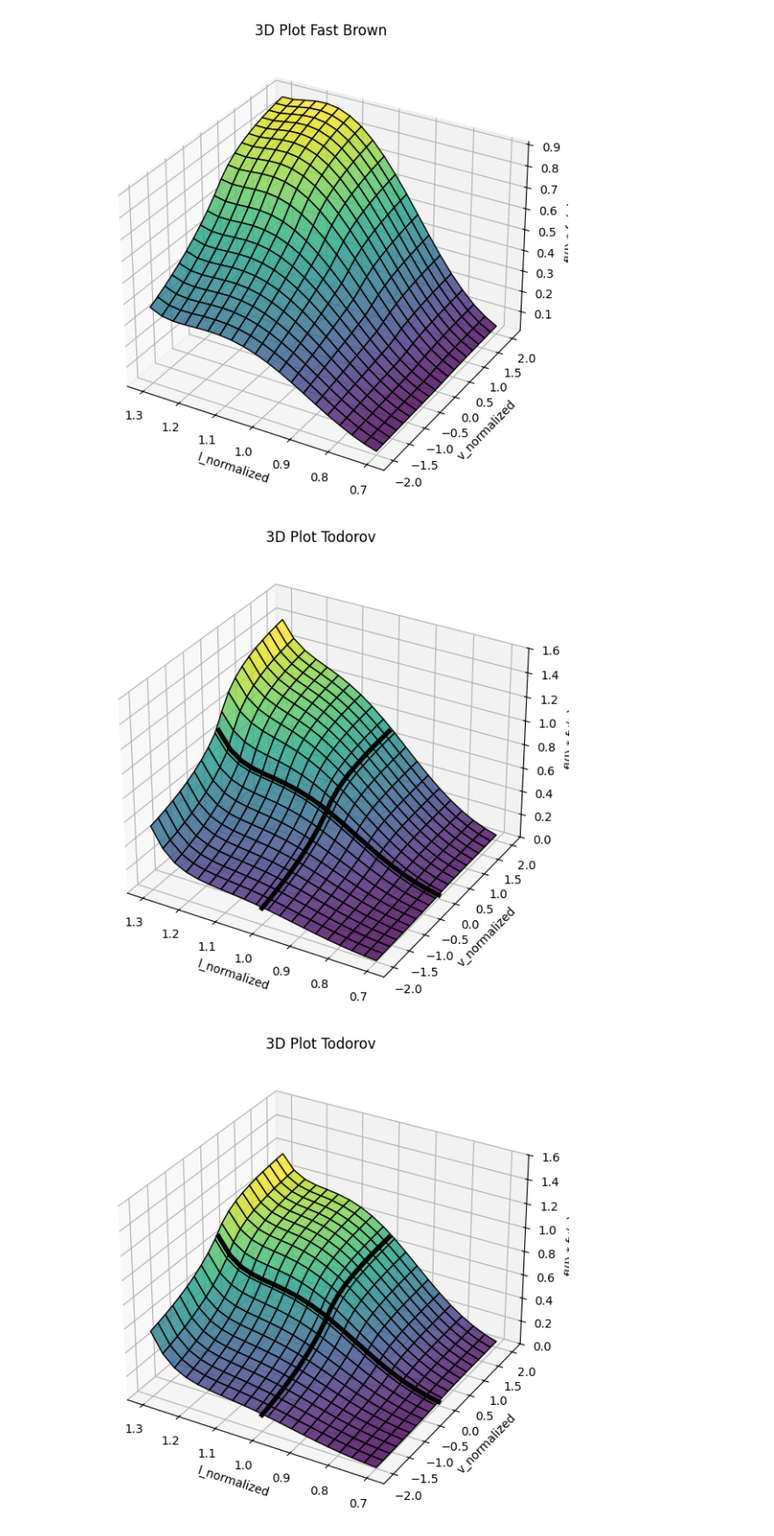
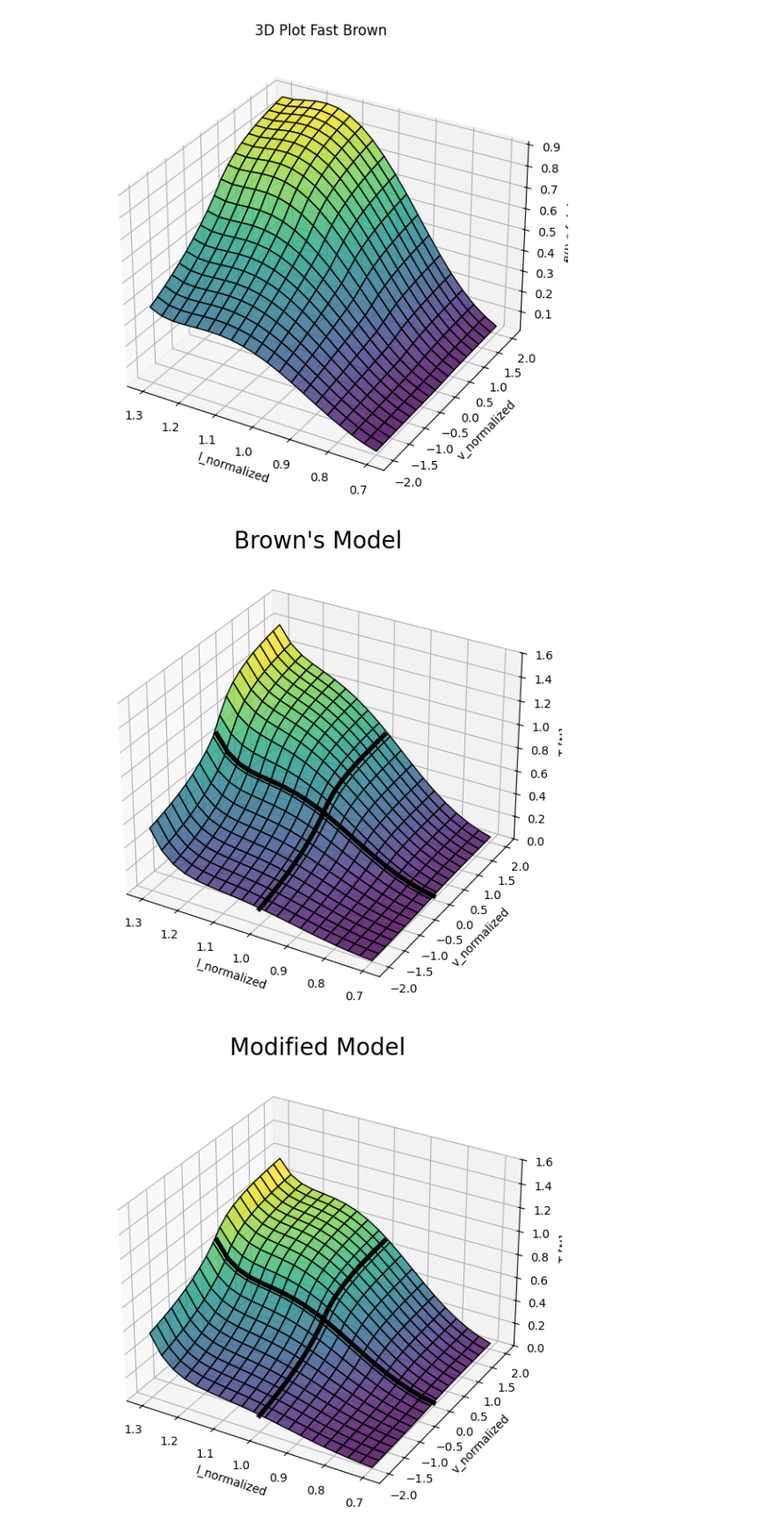
Before and after one commit to AlexandreThy/PhD, a Jupyter notebook: CurrentParts/LengthVelocity.ipynb, the cells around one changed output. Shown at 88% size. Drawn from its saved outputs; the diff is of its cells as text; code cells hidden in the pictures.

```diff
--- a/CurrentParts/LengthVelocity.ipynb
+++ b/CurrentParts/LengthVelocity.ipynb
@@ -243,10 +243,10 @@ ax.plot_surface(L, V, Z, cmap='viridis', edgecolor='k', alpha=0.8)
 # Labels and title
 ax.set_xlabel('l_normalized')
 ax.set_ylabel('v_normalized')
-ax.set_zlabel('fl(l) * fv(v)')
-ax.set_title('3D Plot Todorov')
+ax.set_zlabel('T [N]')
+ax.set_title('Brown\'s Model',fontsize = 20)
 ax.invert_xaxis()
-
+plt.savefig("Brown3dplot.pdf",dpi = 200)
 plt.show()
 l_values = np.linspace(0.7, 1.3, 20)
 v_values = np.linspace(-2, 2, 20)
@@ -262,35 +262,35 @@ for i in range(20):
     for j in range(20):
          Z[j,i] = Todorov_A(1,l_values[i])*(Todorov_fl(l_values[i]) * Todorov_fv(1,v_values[j])+ Todorov_fp(l_values[i]))
 
 # Plotting
 fig = plt.figure(figsize=(10, 7))
 ax = fig.add_subplot(111, projection='3d')
 
 ax.plot3D(
     np.full_like(v_values, 1),  # x-values fixed at 1
     v_values,  # y-values (from v_values)
     Z[:,j_index],  # Corresponding Z-values
     color='black',
     linewidth=4,zorder = 10  # Increase linewidth for boldness
 )
 
 ax.plot3D(
     l_values,  # x-values fixed at 1
     np.full_like(v_values, 0),  # y-values (from v_values)
     Z[j_index,:],  # Corresponding Z-values
     color='black',
     linewidth=4,zorder = 10  # Increase linewidth for boldness
 )
 ax.plot_surface(L, V, Z, cmap='viridis', edgecolor='k', alpha=0.8)
 ax.set_zlim(0,1.6)
 # Labels and title
 ax.set_xlabel('l_normalized')
 ax.set_ylabel('v_normalized')
-ax.set_zlabel('fl(l) * fv(v)')
-ax.set_title('3D Plot Todorov')
+ax.set_zlabel('T [N]')
+ax.set_title('Modified Model',fontsize = 20)
 ax.invert_xaxis()
-
+plt.savefig("Modif3dplot.pdf",dpi = 200)
 plt.show()
 # %% [output]
-[figure, old version]
+[figure, new version]
-[figure, old version]
+[figure, new version]
```
Also changed, not shown: 5 other files.
